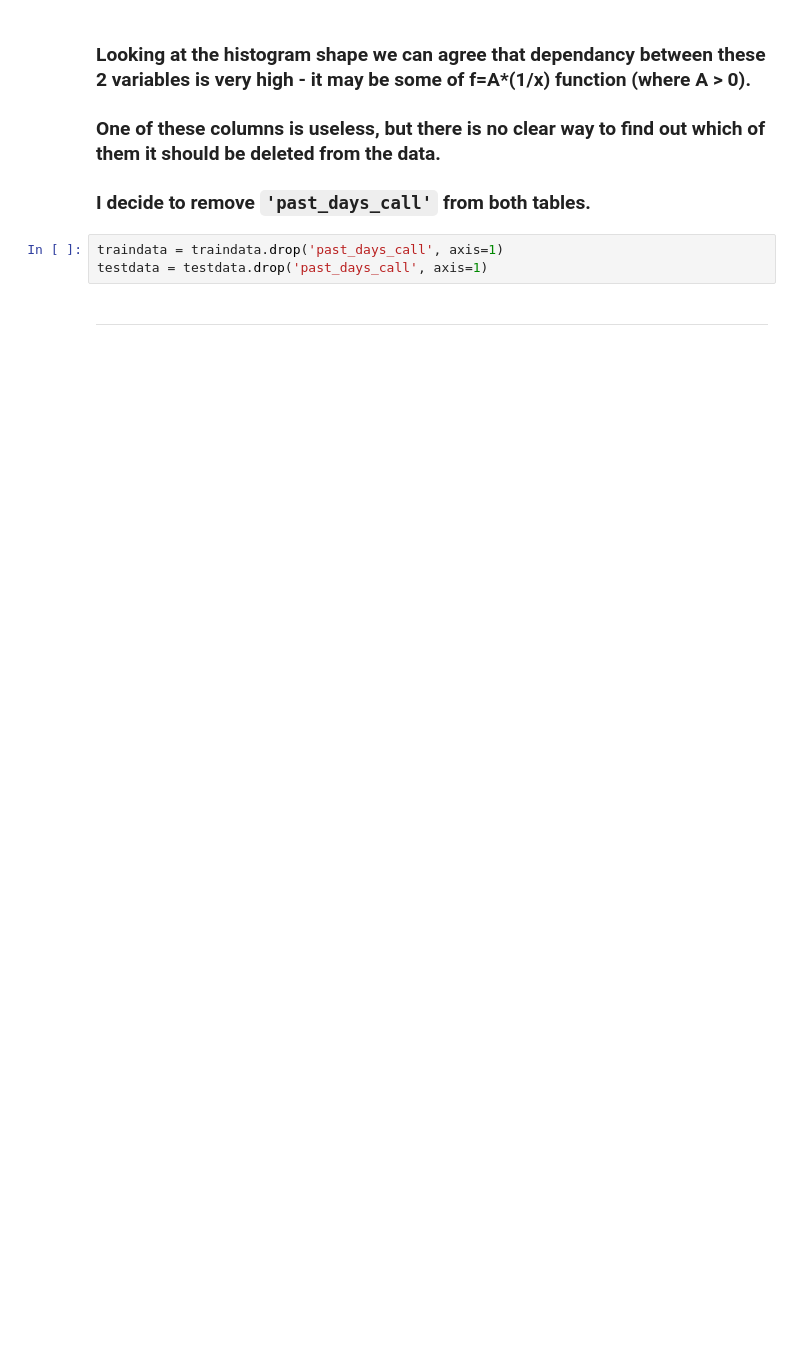
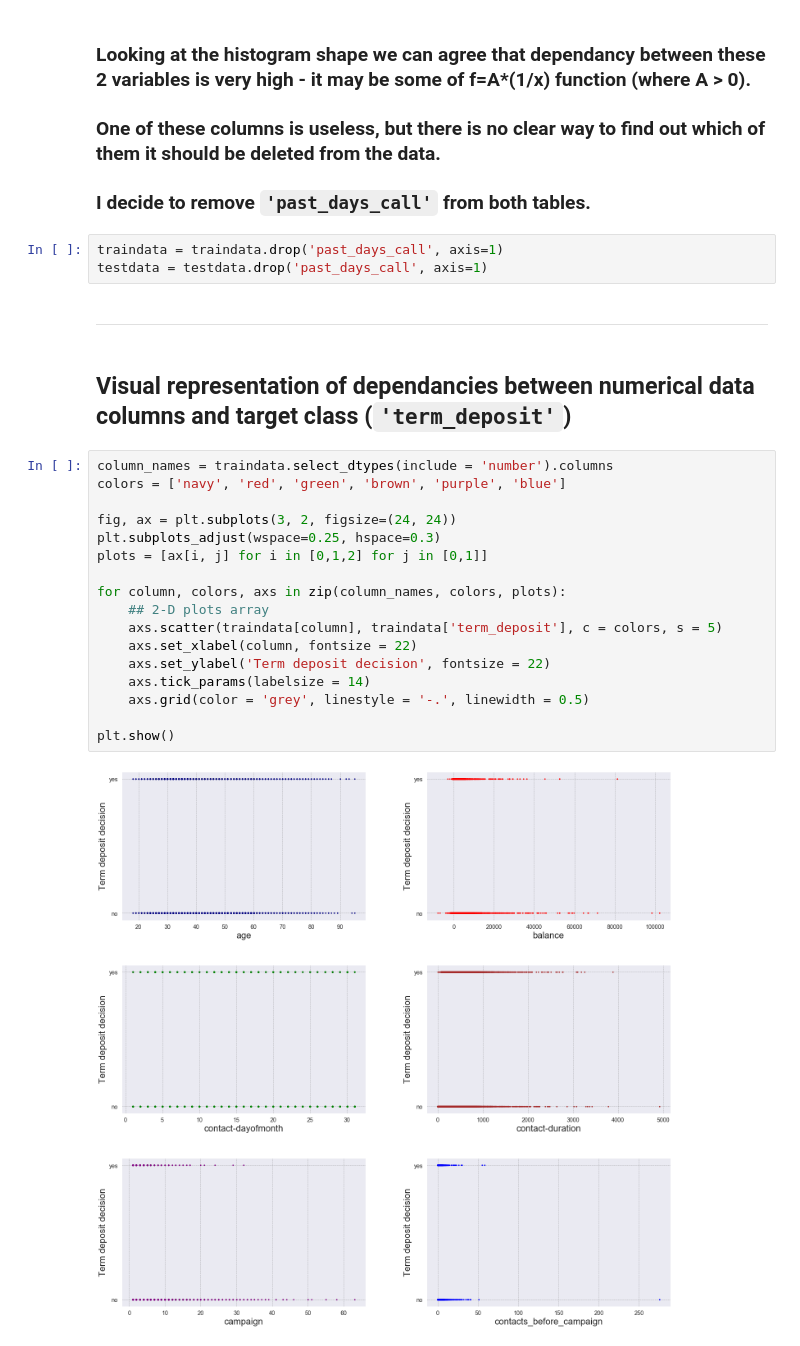
Before and after one commit to KrzysztofSobota/bank_credit_decision, a Jupyter notebook: bank_customers_survey.ipynb, the cells around one changed output. Cells and saved outputs as stored; diff of their text form; blank space fills up the shorter version.

```diff
--- a/bank_customers_survey.ipynb
+++ b/bank_customers_survey.ipynb
@@ -172,3 +174,24 @@ traindata = traindata.drop('past_days_call', axis=1)
 testdata = testdata.drop('past_days_call', axis=1)
 # %% [markdown]
 ***
+# %% [markdown]
+## Visual representation of dependancies between numerical data columns and target class (`'term_deposit'`)
+# %%
+column_names = traindata.select_dtypes(include = 'number').columns
+colors = ['navy', 'red', 'green', 'brown', 'purple', 'blue']
+
+fig, ax = plt.subplots(3, 2, figsize=(24, 24))
+plt.subplots_adjust(wspace=0.25, hspace=0.3)
+plots = [ax[i, j] for i in [0,1,2] for j in [0,1]]
+
+for column, colors, axs in zip(column_names, colors, plots):
+    ## 2-D plots array
+    axs.scatter(traindata[column], traindata['term_deposit'], c = colors, s = 5)
+    axs.set_xlabel(column, fontsize = 22)
+    axs.set_ylabel('Term deposit decision', fontsize = 22)
+    axs.tick_params(labelsize = 14)
+    axs.grid(color = 'grey', linestyle = '-.', linewidth = 0.5)
+
+plt.show()
+# %% [output]
+[figure, added]
```
Also changed, not shown: parts of 10 cells of this notebook.
